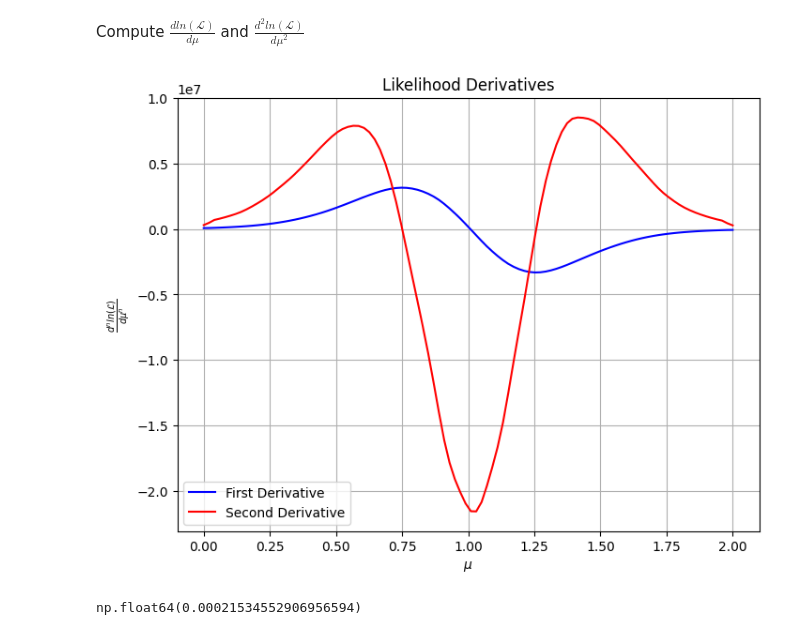
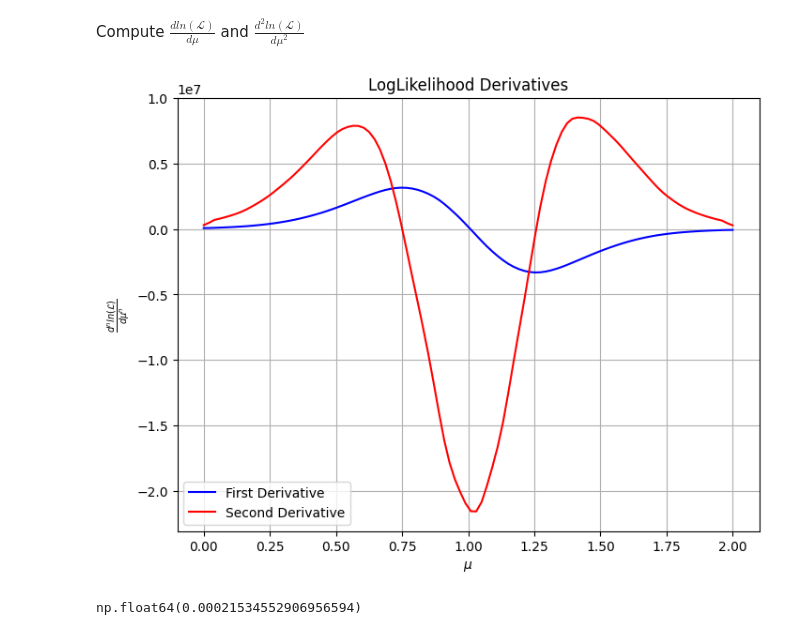
Before and after one commit to Richardforphys/AstroStatistics, a Jupyter notebook: AML/Notebooks/AstroStatistics/quas_po.ipynb, the cells around one changed output. Cells and saved outputs as stored; diff of their text form; code cells hidden in the pictures.

```diff
--- a/AML/Notebooks/AstroStatistics/quas_po.ipynb
+++ b/AML/Notebooks/AstroStatistics/quas_po.ipynb
@@ -219,15 +219,15 @@ if SND_max >= 0:
 # %%
 # Plot the function and its derivatives
 plt.figure(figsize=(8, 6))
 plt.plot(muss, FST, label="First Derivative", color='blue')
 plt.plot(muss, SND, label="Second Derivative", color='red')
 plt.xlabel(r"$\mu$")
 plt.ylabel(r"$\frac{d^{n}ln(\mathcal{L})}{d\mu^{n}}$")
 plt.legend()
-plt.title("Likelihood Derivatives")
+plt.title("LogLikelihood Derivatives")
 plt.grid()
 # %% [output]
-[figure, old version]
+[figure, new version]
 # %%
 sigma_fisher = np.sqrt(1/(-1. * SND[Likelihoods_mu.argmax()])) # Maximum Likelihood estimator
 # %%
```
